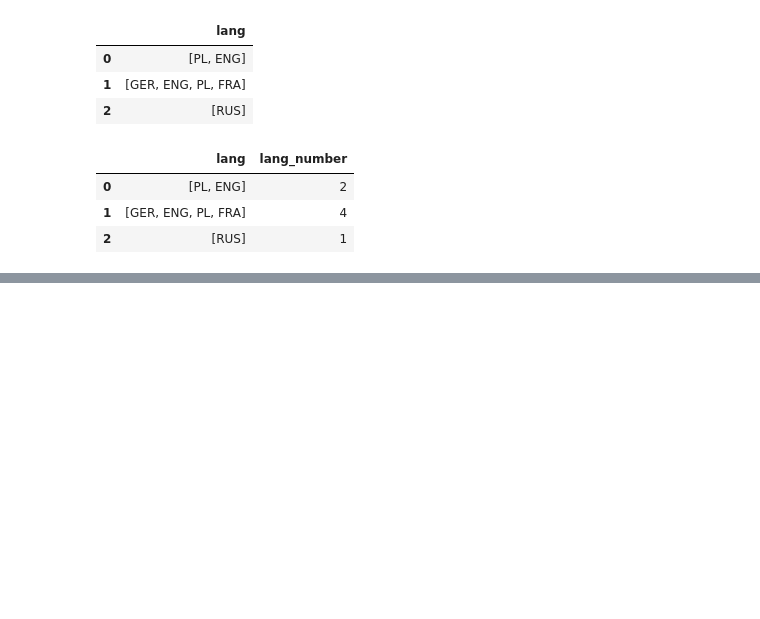
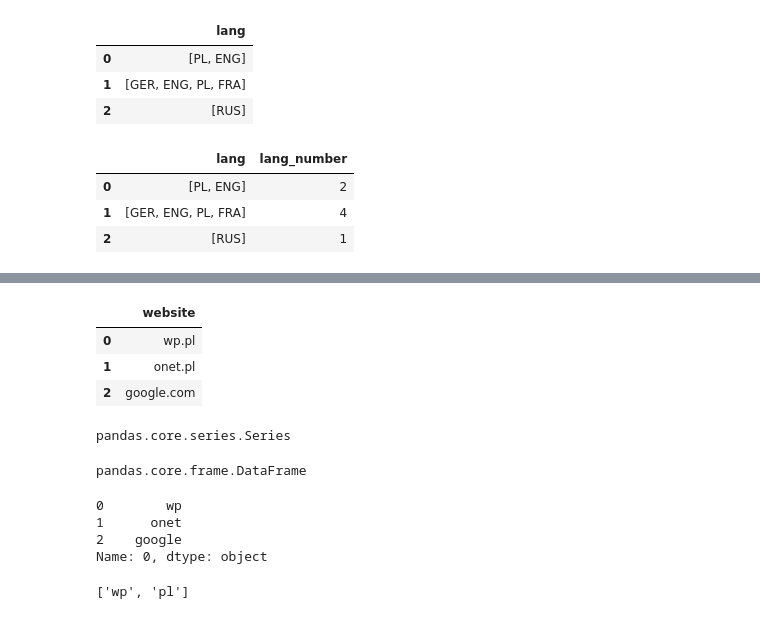
Before and after one commit to jdre1/Machine-Learning-Bootcamp, a Jupyter notebook: supervised/01_basic/extracting_featurtes.ipynb, the cells around one changed output, grey strips where cells are left out. Saved outputs shown, nothing was run; the diff lists cells and outputs as text; code cells hidden in the pictures; blank space fills up the shorter version.

```diff
--- a/supervised/01_basic/extracting_featurtes.ipynb
+++ b/supervised/01_basic/extracting_featurtes.ipynb
@@ -304,0 +286,29 @@ df
+# %%
+df = pd.DataFrame(data={'website': ['wp.pl', 'onet.pl', 'google.com']})
+df
+# %% [output]
+|  | website |
+| 0 | wp.pl |
+| 1 | onet.pl |
+| 2 | google.com |
+# %%
+new = df['website'].str.split('.', expand=False)
+type(new)
+# %% [output]
+pandas.core.series.Series
+# %%
+new_1 = df['website'].str.split('.', expand=True)
+type(new_1)
+# %% [output]
+pandas.core.frame.DataFrame
+# %%
+new_1[0]
+# %% [output]
+0        wp
+1      onet
+2    google
+Name: 0, dtype: object
+# %%
+new[0]
+# %% [output]
+['wp', 'pl']
```
Also changed, not shown: parts of 2 cells of this notebook.
